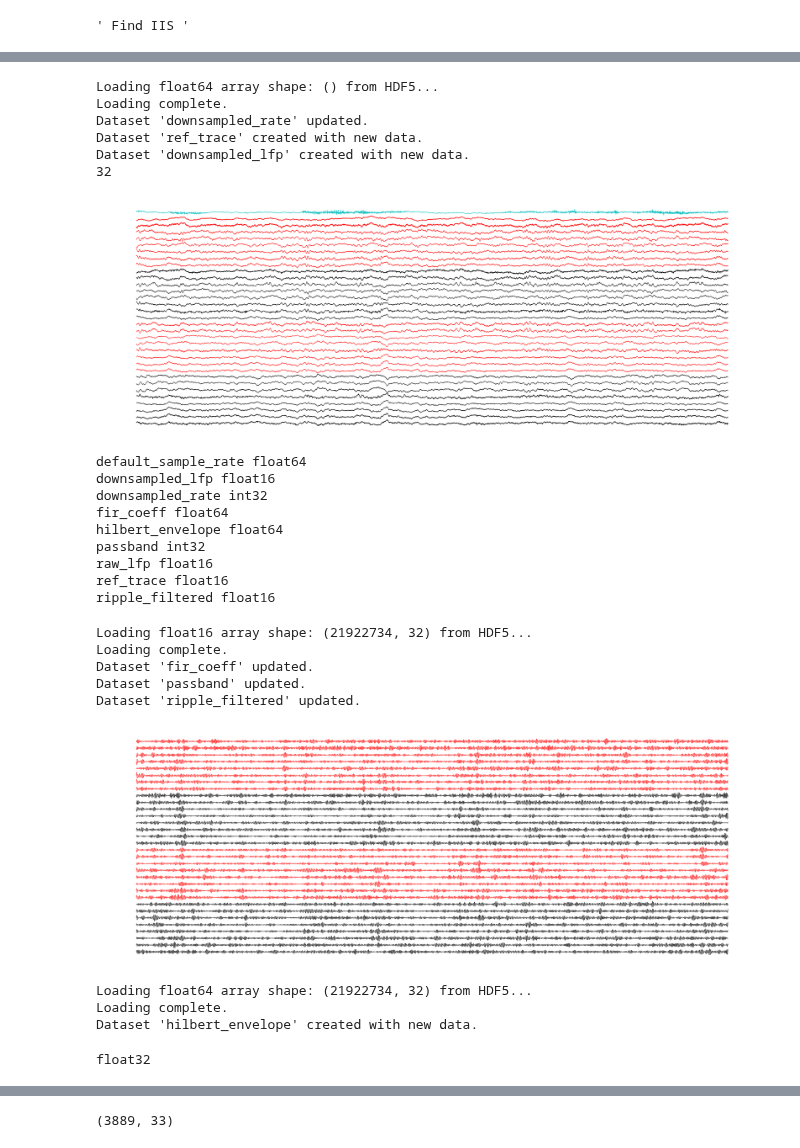
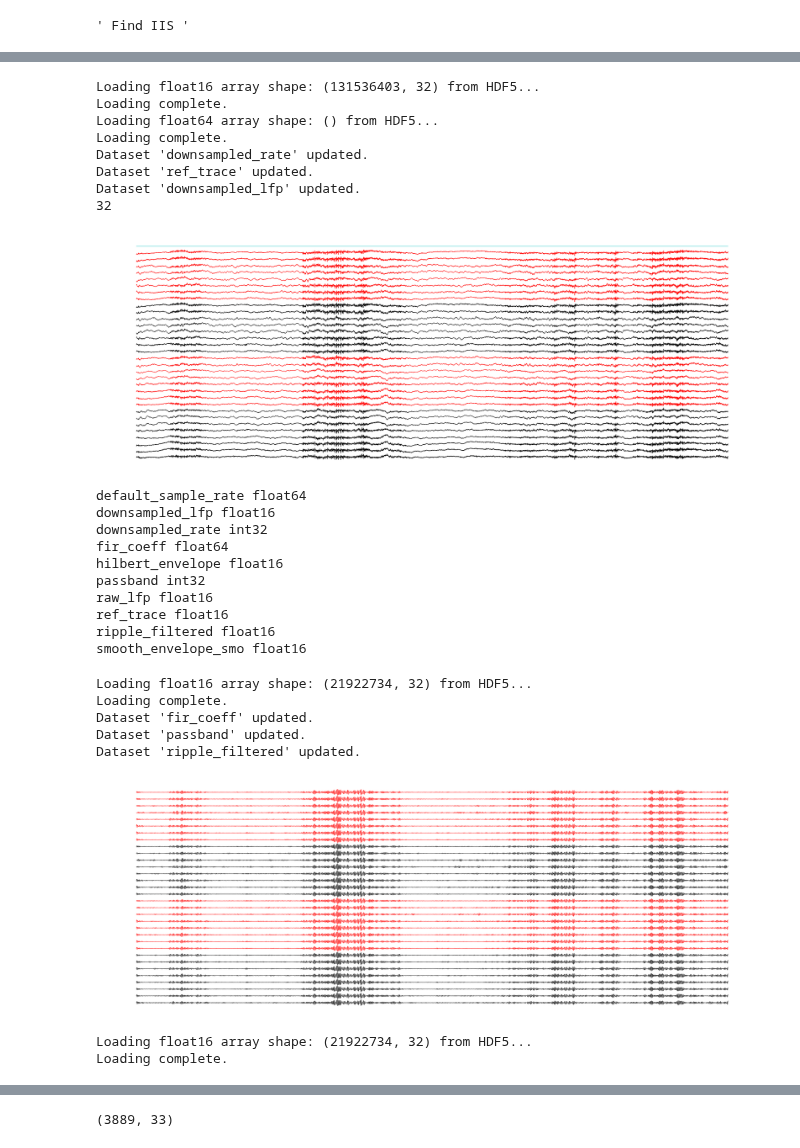
Before and after one commit to dtabuena/Workshop, a Jupyter notebook: Py_trodes/PyTrodes_Pipeline_h5py.ipynb, the cells around one changed output, grey strips where cells are left out. Drawn from its saved outputs; the diff is of its cells as text; code cells hidden in the pictures.

```diff
--- a/Py_trodes/PyTrodes_Pipeline_h5py.ipynb
+++ b/Py_trodes/PyTrodes_Pipeline_h5py.ipynb
@@ -214,26 +257,29 @@ update_hdf_data(session_hdf_file, 'default_sample_rate', default_sample_rate)
 # %%
 """
 DOWNSAMPLE & SAVE
 """
 lfp_disk_array = load_hdf5_to_memmap(session_hdf_file, 'raw_lfp')
 default_sample_rate = load_hdf5_to_memmap(session_hdf_file, 'default_sample_rate')
 downsampled_rate = 5000
 update_hdf_data(session_hdf_file, 'downsampled_rate', downsampled_rate)
 
 downsample_factor = default_sample_rate/downsampled_rate
 downsample_indicies = np.arange(0,lfp_disk_array.shape[0],downsample_factor,dtype='int')
 lfp_disk_array=lfp_disk_array[downsample_indicies,:]
 ref = np.expand_dims(np.mean(lfp_disk_array,axis=1),axis=-1)
+ref = np.zeros_like(ref)
 lfp_disk_array -= ref
 
 update_hdf_data(session_hdf_file, 'ref_trace', ref)
 update_hdf_data(session_hdf_file, 'downsampled_lfp', lfp_disk_array)
 plot_sample_wave(lfp_disk_array,downsampled_rate,ref=ref)
 # %% [output]
+Loading float16 array shape: (131536403, 32) from HDF5...
+Loading complete.
 Loading float64 array shape: () from HDF5...
 Loading complete.
 Dataset 'downsampled_rate' updated.
-Dataset 'ref_trace' created with new data.
-Dataset 'downsampled_lfp' created with new data.
+Dataset 'ref_trace' updated.
+Dataset 'downsampled_lfp' updated.
 32
-[figure, old version]
+[figure, new version]
@@ -247,11 +290,12 @@ default_sample_rate float64
 downsampled_lfp float16
 downsampled_rate int32
 fir_coeff float64
-hilbert_envelope float64
+hilbert_envelope float16
 passband int32
 raw_lfp float16
 ref_trace float16
 ripple_filtered float16
+smooth_envelope_smo float16
 # %%
 """
 BAND PASS FOR RIPPLES
@@ -275,24 +319,19 @@ Loading complete.
 Dataset 'fir_coeff' updated.
 Dataset 'passband' updated.
 Dataset 'ripple_filtered' updated.
-[figure, old version]
+[figure, new version]
-# %%
-lfp_disk_array = load_hdf5_to_memmap(session_hdf_file, 'hilbert_enveelope')
-update_hdf_data(session_hdf_file, 'hilbert_envelope', lfp_disk_array)
-# %% [output]
-Loading float64 array shape: (21922734, 32) from HDF5...
-Loading complete.
-Dataset 'hilbert_envelope' created with new data.
 # %%
 """
 Hilbert Envelope
 """
-# lfp_disk_array = load_hdf5_to_memmap(session_hdf_file, 'ripple_filtered')
-# lfp_disk_array = abs(sci.signal.hilbert(lfp_disk_array,axis=0)).astype('float16')
+lfp_disk_array = load_hdf5_to_memmap(session_hdf_file, 'ripple_filtered')
+downsampled_rate = load_hdf5_to_var(session_hdf_file,'downsampled_rate')
+lfp_disk_array = abs(sci.signal.hilbert(lfp_disk_array.astype('float16'),axis=0)).astype('float16')
 update_hdf_data(session_hdf_file, 'hilbert_envelope', lfp_disk_array)
 plot_sample_wave(lfp_disk_array,downsampled_rate)
 # %% [output]
-float32
+Loading float16 array shape: (21922734, 32) from HDF5...
+Loading complete.
 # %%
 """
 Smoothed
```
Also changed, not shown: parts of 13 cells of this notebook.
